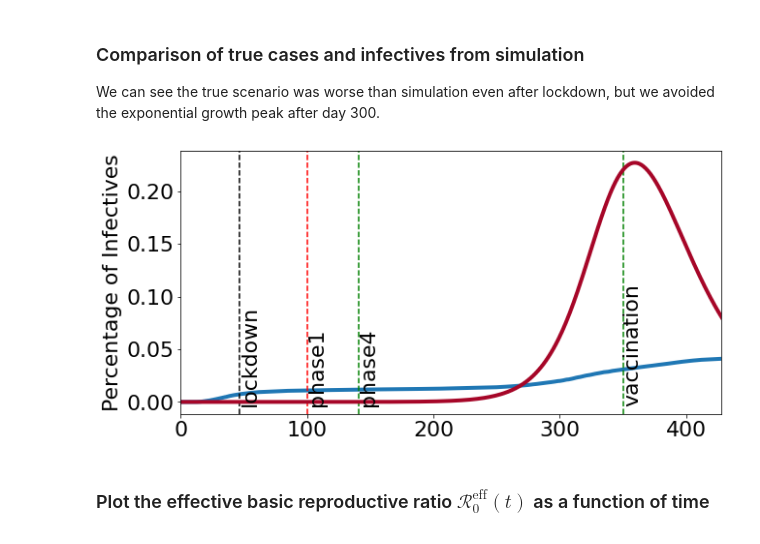
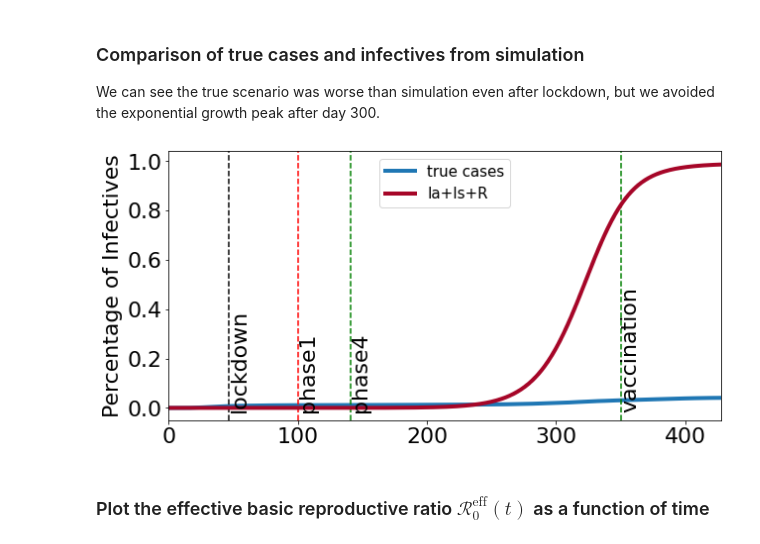
Before and after one commit to tc2992/AdvPython_Project, a Jupyter notebook: COVID_NYC_SEIR_YL.ipynb, the cells around one changed output. Drawn from its saved outputs; the diff is of its cells as text; code cells hidden in the pictures.

```diff
--- a/COVID_NYC_SEIR_YL.ipynb
+++ b/COVID_NYC_SEIR_YL.ipynb
@@ -260,22 +268,23 @@ We can see the true scenario was worse than simulation even after lockdown, but
 # %%
 plt.rcParams["figure.figsize"] = (10,5)
 plt.plot(df['cum_case']/18804000, lw=4,label = 'true cases')
 plt.ylabel('Percentage of Infectives')
 plt.xticks(np.arange(0, 428, 100))
 plt.axvline(x=47,color='k', linestyle='--')
 plt.text(47,0,'lockdown',rotation=90)
 plt.axvline(x=100,color='r', linestyle='--')
 plt.text(100,0,'phase1',rotation=90)
 plt.axvline(x=141,color='g', linestyle='--')
 plt.text(141,0,'phase4',rotation=90)
 plt.axvline(x=350,color='g', linestyle='--')
 plt.text(350,0,'vaccination',rotation=90)
-plt.plot((Ia+Is)/18804000, '-', color='#A60628', label='Ia+Is', lw=4)
+plt.plot((Ia+Is+R)/18804000, '-', color='#A60628', label='Ia+Is+R', lw=4)
 #plt.ylim([0, 1e7])
 plt.xlim([0, 428])
+plt.legend(fontsize=15)
 plt.show()
 # %% [output]
-[figure, old version]
+[figure, new version]
 # %% [markdown]
 ### Plot the effective basic reproductive ratio $\mathcal R_0^{\text{eff}}(t)$ as a function of time
 # %%
```
Also changed, not shown: parts of 14 cells of this notebook.
